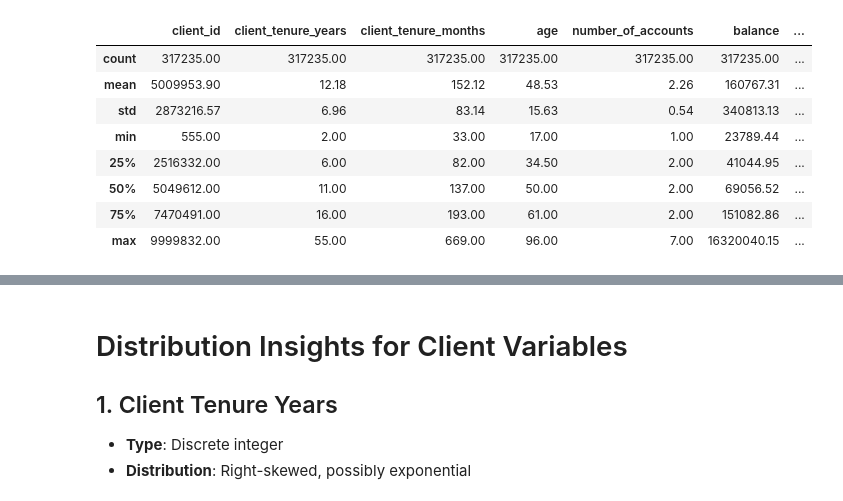
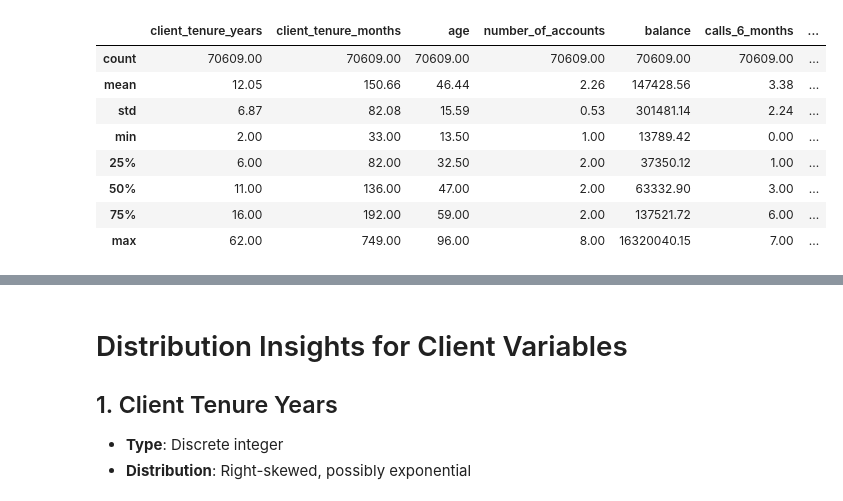
Before and after one commit to KmkGska/vanguard-ab-test, a Jupyter notebook: notebooks/b_Day1_Wrap.ipynb, the cells around one changed output, grey strips where cells are left out. Saved outputs shown, nothing was run; the diff lists cells and outputs as text; code cells hidden in the pictures.

```diff
--- a/notebooks/b_Day1_Wrap.ipynb
+++ b/notebooks/b_Day1_Wrap.ipynb
@@ -6,45 +6,48 @@
 import pandas as pd
 import numpy as np
 
     # Visualizing Data
 import matplotlib.pyplot as plt
 import seaborn as sns
 from matplotlib.dates import DateFormatter
+from matplotlib_venn import venn2
 
     # Statistical Analysis
 from scipy.stats import (
     ttest_ind,
     chi2_contingency,
     norm,
     mannwhitneyu,
     shapiro,
     probplot
 )
 from statsmodels.stats.proportion import (
     proportions_ztest,
     proportions_chisquare
 )
 import statsmodels.api as sm
 
 import sys
 sys.path.append("../src")
 
 pd.set_option('display.float_format', '{:.2f}'.format)
 
-client_url = "../data/clean_data_txt/df_full.csv"
-df_clients = pd.read_csv(client_url)
-
+    # Load df_clients
+from function_df_clients_load import load_and_clean_df_clients
+    # Just pass the path directly
+df_clients = load_and_clean_df_clients('../data/raw_data_txt/df_final_demo.txt')
+    # Inspect the result
 df_clients.describe()
 # %% [output]
-|  | client_id | client_tenure_years | client_tenure_months | age | number_of_accounts | balance | ... |
-| count | 317235.00 | 317235.00 | 317235.00 | 317235.00 | 317235.00 | 317235.00 | ... |
-| mean | 5009953.90 | 12.18 | 152.12 | 48.53 | 2.26 | 160767.31 | ... |
-| std | 2873216.57 | 6.96 | 83.14 | 15.63 | 0.54 | 340813.13 | ... |
-| min | 555.00 | 2.00 | 33.00 | 17.00 | 1.00 | 23789.44 | ... |
-| 25% | 2516332.00 | 6.00 | 82.00 | 34.50 | 2.00 | 41044.95 | ... |
-| 50% | 5049612.00 | 11.00 | 137.00 | 50.00 | 2.00 | 69056.52 | ... |
-| 75% | 7470491.00 | 16.00 | 193.00 | 61.00 | 2.00 | 151082.86 | ... |
-| max | 9999832.00 | 55.00 | 669.00 | 96.00 | 7.00 | 16320040.15 | ... |
+|  | client_tenure_years | client_tenure_months | age | number_of_accounts | balance | calls_6_months | ... |
+| count | 70609.00 | 70609.00 | 70609.00 | 70609.00 | 70609.00 | 70609.00 | ... |
+| mean | 12.05 | 150.66 | 46.44 | 2.26 | 147428.56 | 3.38 | ... |
+| std | 6.87 | 82.08 | 15.59 | 0.53 | 301481.14 | 2.24 | ... |
+| min | 2.00 | 33.00 | 13.50 | 1.00 | 13789.42 | 0.00 | ... |
+| 25% | 6.00 | 82.00 | 32.50 | 2.00 | 37350.12 | 1.00 | ... |
+| 50% | 11.00 | 136.00 | 47.00 | 2.00 | 63332.90 | 3.00 | ... |
+| 75% | 16.00 | 192.00 | 59.00 | 2.00 | 137521.72 | 6.00 | ... |
+| max | 62.00 | 749.00 | 96.00 | 8.00 | 16320040.15 | 7.00 | ... |
 # %%
 # List of numeric columns
 numeric_cols = [
```
Also changed, not shown: parts of 1 cell of this notebook, 3 other files.
